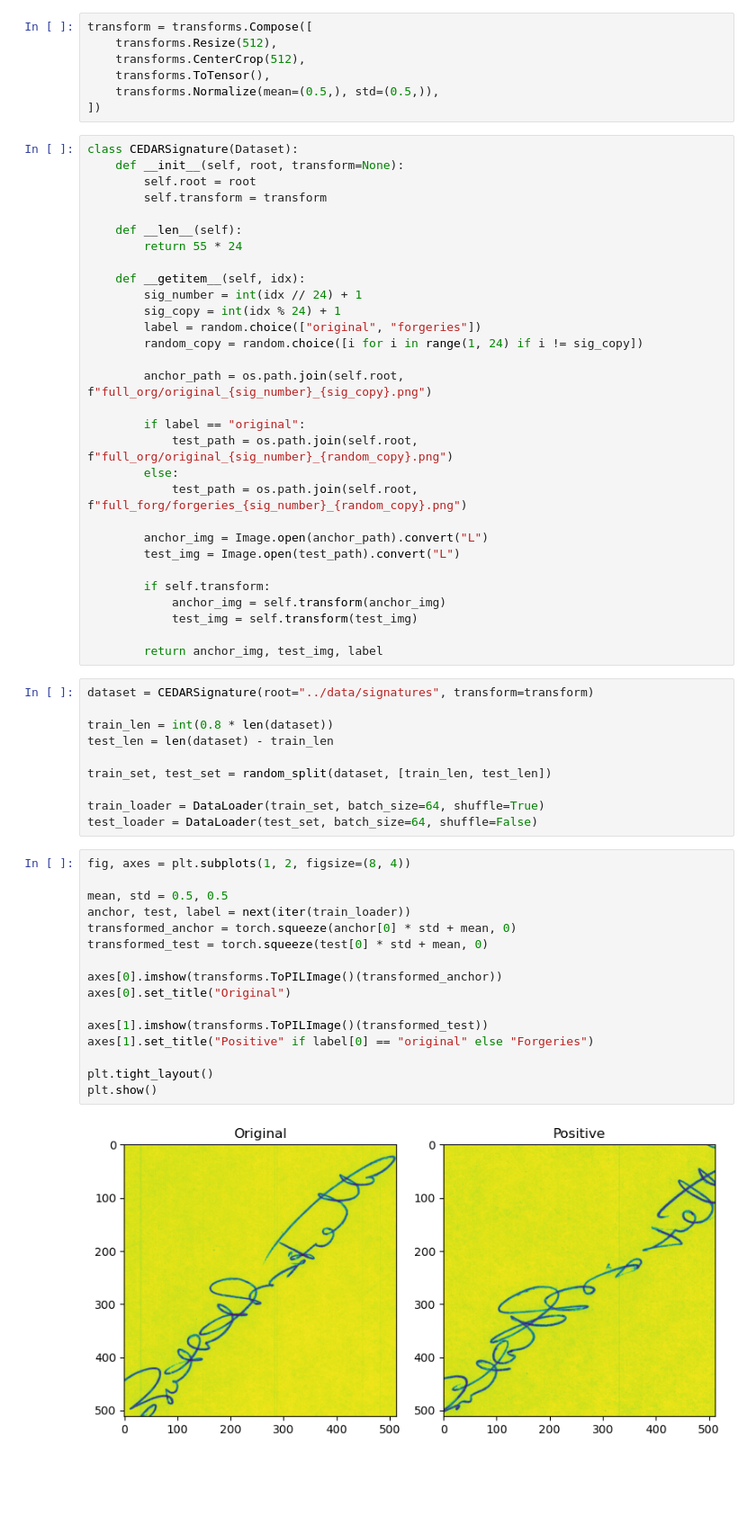
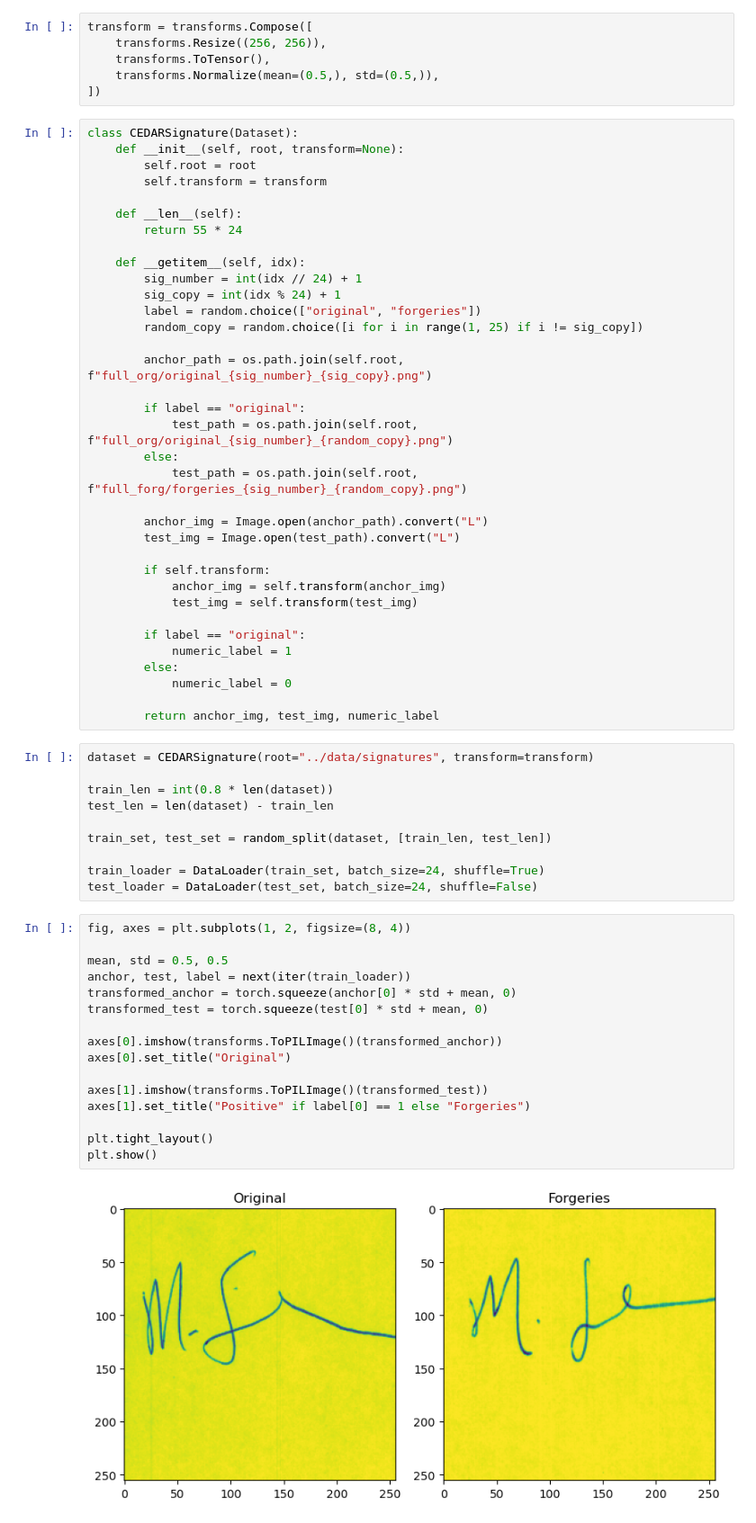
Before and after one commit to pinto2501/testing_torch, a Jupyter notebook: 3. advanced_arch/notebooks/siamese.ipynb, the cells around one changed output. Shown at 90% size. Saved outputs shown, nothing was run; the diff lists cells and outputs as text; blank space fills up the shorter version.

```diff
--- a/3. advanced_arch/notebooks/siamese.ipynb
+++ b/3. advanced_arch/notebooks/siamese.ipynb
@@ -16,8 +17,7 @@ torch.manual_seed(42)
 <torch._C.Generator at 0x...>
 # %%
 transform = transforms.Compose([
-    transforms.Resize(512),
-    transforms.CenterCrop(512),
+    transforms.Resize((256, 256)),
     transforms.ToTensor(),
     transforms.Normalize(mean=(0.5,), std=(0.5,)),
 ])
@@ -34,7 +34,7 @@ class CEDARSignature(Dataset):
         sig_number = int(idx // 24) + 1
         sig_copy = int(idx % 24) + 1
         label = random.choice(["original", "forgeries"])
-        random_copy = random.choice([i for i in range(1, 24) if i != sig_copy])
+        random_copy = random.choice([i for i in range(1, 25) if i != sig_copy])
 
         anchor_path = os.path.join(self.root, f"full_org/original_{sig_number}_{sig_copy}.png")
 
@@ -50,7 +50,12 @@ class CEDARSignature(Dataset):
             anchor_img = self.transform(anchor_img)
             test_img = self.transform(test_img)
 
-        return anchor_img, test_img, label
+        if label == "original":
+            numeric_label = 1
+        else:
+            numeric_label = 0
+
+        return anchor_img, test_img, numeric_label
 # %%
 dataset = CEDARSignature(root="../data/signatures", transform=transform)
 
@@ -59,24 +64,24 @@ test_len = len(dataset) - train_len
 
 train_set, test_set = random_split(dataset, [train_len, test_len])
 
-train_loader = DataLoader(train_set, batch_size=64, shuffle=True)
-test_loader = DataLoader(test_set, batch_size=64, shuffle=False)
+train_loader = DataLoader(train_set, batch_size=24, shuffle=True)
+test_loader = DataLoader(test_set, batch_size=24, shuffle=False)
 # %%
 fig, axes = plt.subplots(1, 2, figsize=(8, 4))
 
 mean, std = 0.5, 0.5
 anchor, test, label = next(iter(train_loader))
 transformed_anchor = torch.squeeze(anchor[0] * std + mean, 0)
 transformed_test = torch.squeeze(test[0] * std + mean, 0)
 
 axes[0].imshow(transforms.ToPILImage()(transformed_anchor))
 axes[0].set_title("Original")
 
 axes[1].imshow(transforms.ToPILImage()(transformed_test))
-axes[1].set_title("Positive" if label[0] == "original" else "Forgeries")
+axes[1].set_title("Positive" if label[0] == 1 else "Forgeries")
 
 plt.tight_layout()
 plt.show()
 # %% [output]
-[figure, old version]
+[figure, new version]
 # %%
```
Also changed, not shown: parts of 8 cells of this notebook, 1 other file.
